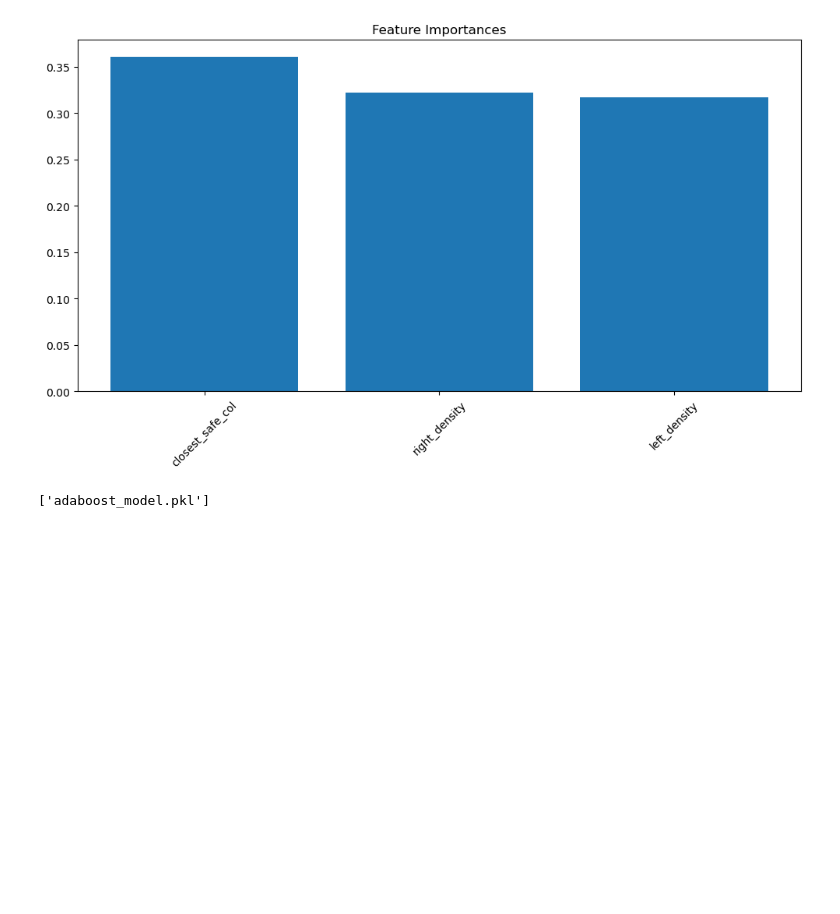
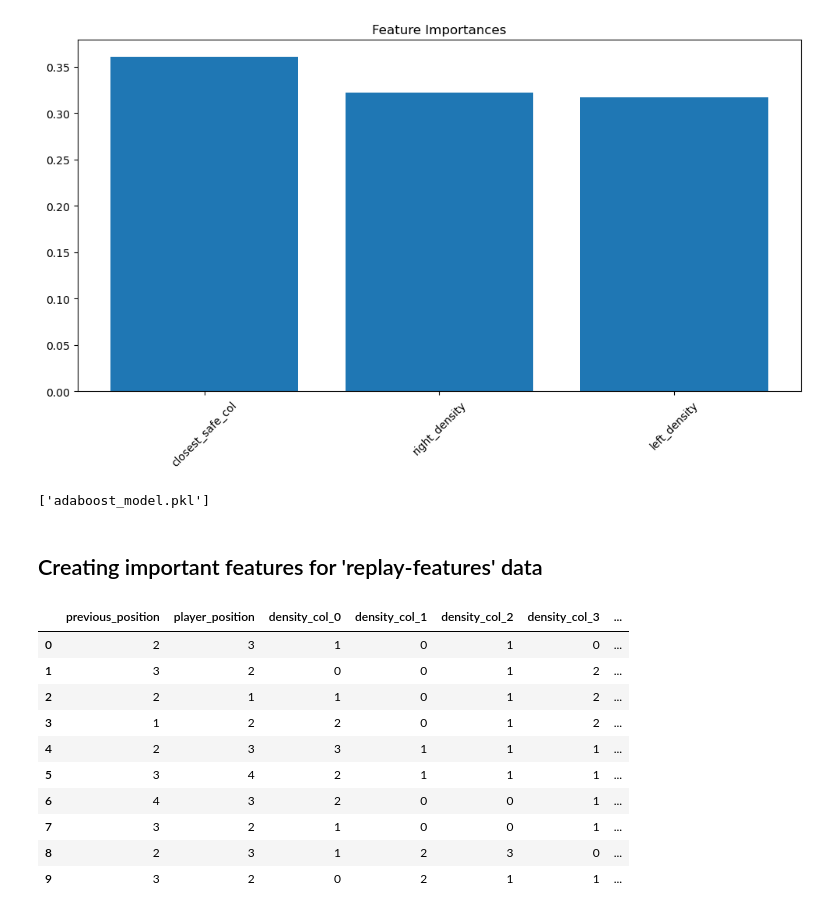
Before and after one commit to noo-nine/fireballs, a Jupyter notebook: adaboost.ipynb, the cells around one changed output. Cells and saved outputs as stored; diff of their text form; code cells hidden in the pictures; blank space fills up the shorter version.

```diff
--- a/adaboost.ipynb
+++ b/adaboost.ipynb
@@ -199,3 +199,20 @@ import joblib
 joblib.dump(model, "adaboost_model.pkl")
 # %% [output]
 ['adaboost_model.pkl']
+# %% [markdown]
+## Creating important features for 'replay-features' data
+# %%
+records = pd.read_csv('replay-features.csv')
+records.head(10)
+# %% [output]
+|  | previous_position | player_position | density_col_0 | density_col_1 | density_col_2 | density_col_3 | ... |
+| 0 | 2 | 3 | 1 | 0 | 1 | 0 | ... |
+| 1 | 3 | 2 | 0 | 0 | 1 | 2 | ... |
+| 2 | 2 | 1 | 1 | 0 | 1 | 2 | ... |
+| 3 | 1 | 2 | 2 | 0 | 1 | 2 | ... |
+| 4 | 2 | 3 | 3 | 1 | 1 | 1 | ... |
+| 5 | 3 | 4 | 2 | 1 | 1 | 1 | ... |
+| 6 | 4 | 3 | 2 | 0 | 0 | 1 | ... |
+| 7 | 3 | 2 | 1 | 0 | 0 | 1 | ... |
+| 8 | 2 | 3 | 1 | 2 | 3 | 0 | ... |
+| 9 | 3 | 2 | 0 | 2 | 1 | 1 | ... |
```
Also changed, not shown: parts of 5 cells of this notebook.
